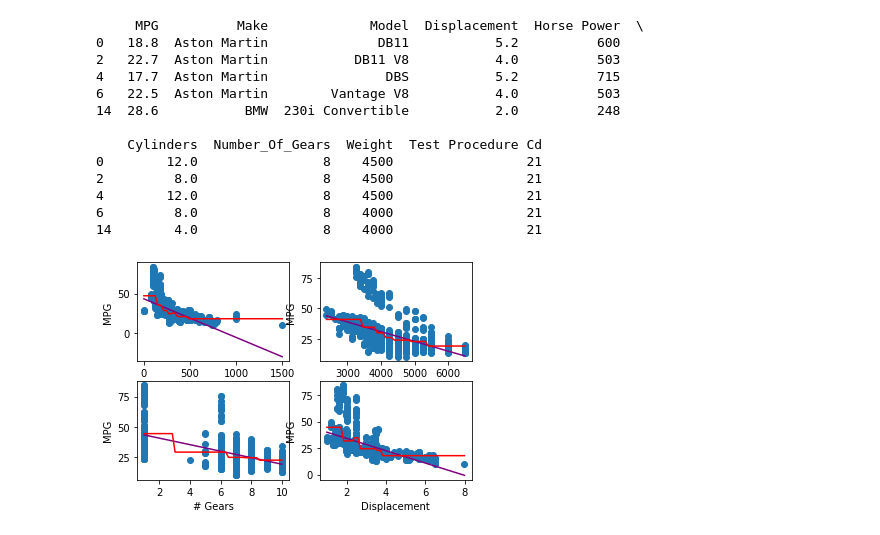
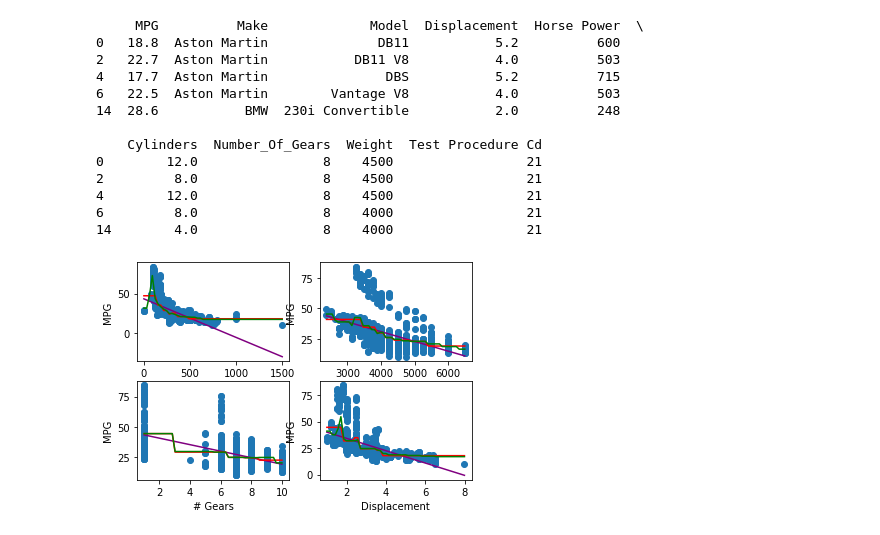
Before and after one commit to skaiphd/python-deep-learning, a Jupyter notebook: linear regressor mpg and horse power.ipynb, the cells around one changed output. Drawn from its saved outputs; the diff is of its cells as text; code cells hidden in the pictures.

```diff
--- a/linear regressor mpg and horse power.ipynb
+++ b/linear regressor mpg and horse power.ipynb
@@ -24,12 +26,16 @@ df=pd.read_csv("https://raw.githubusercontent.com/dnishimoto/python-deep-learnin
 df=df[df["Test Procedure Cd"]==21]
 print(df.head(5))
 
-dt=DecisionTreeRegressor(max_depth=8,
+dt=DecisionTreeRegressor(max_depth=4,
 	min_samples_leaf=0.1,  #each leaf must contain 10% of the training data
 	random_state=3)
 
 reg=LinearRegression()
+SEED=1
 
+gbt=GradientBoostingRegressor(n_estimators=300, max_depth=1, random_state=SEED)
+
+#######Horse Power
 X_horsePower=np.array(df["Horse Power"]).reshape(-1,1)
 y_mpg=np.array(df["MPG"])
 
@@ -43,58 +49,69 @@ ax[0,0].set_ylabel('MPG')
 X_train, X_test,y_train,y_test=train_test_split(X_horsePower,y_mpg,test_size=0.2,random_state=42)
 regression.fit(X_train,y_train)
 dt.fit(X_train, y_train)
+gbt.fit(X_train,y_train)
+
+#######Weight
 #y_prediction=regression.predict(X_test)
 ax[0,0].plot(prediction_space, regression.predict(prediction_space), c="Purple")
 ax[0,0].plot(prediction_space, dt.predict(prediction_space), c="Red")
+ax[0,0].plot(prediction_space, gbt.predict(prediction_space), c="Green")
 
 X_weight=np.array(df["Weight"]).reshape(-1,1)
 prediction_space=np.linspace(min(X_weight),max(X_weight)).reshape(-1,1)
 X_train, X_test,y_train,y_test=train_test_split(X_weight,y_mpg,test_size=0.2,random_state=42)
 regression.fit(X_train,y_train)
 dt.fit(X_train, y_train)
+gbt.fit(X_train,y_train)
 ax[0,1].scatter(pd.Series(df["Weight"]),y_mpg)
 ax[0,1].set_xlabel('Weight')
 ax[0,1].set_ylabel('MPG')
 ax[0,1].plot(prediction_space, regression.predict(prediction_space), c="Purple")
 ax[0,1].plot(prediction_space, dt.predict(prediction_space), c="Red")
+ax[0,1].plot(prediction_space, gbt.predict(prediction_space), c="Green")
 
+#######Number of Gears
 X_gears=np.array(df["Number_Of_Gears"]).reshape(-1,1)
 prediction_space=np.linspace(min(X_gears),max(X_gears)).reshape(-1,1)
 X_train, X_test,y_train,y_test=train_test_split(X_gears,y_mpg,test_size=0.2,random_state=42)
 regression.fit(X_train,y_train)
 dt.fit(X_train, y_train)
+gbt.fit(X_train,y_train)
 
 ax[1,0].scatter(pd.Series(df["Number_Of_Gears"]),y_mpg)
 ax[1,0].set_xlabel('# Gears')
 ax[1,0].set_ylabel('MPG')
 ax[1,0].plot(prediction_space, regression.predict(prediction_space), c="Purple")
 ax[1,0].plot(prediction_space, dt.predict(prediction_space), c="Red")
+ax[1,0].plot(prediction_space, gbt.predict(prediction_space), c="Green")
 
 X_displacement=np.array(df["Displacement"]).reshape(-1,1)
 prediction_space=np.linspace(min(X_gears),max(X_displacement)).reshape(-1,1)
 X_train, X_test,y_train,y_test=train_test_split(X_displacement,y_mpg,test_size=0.2,random_state=42)
 regression.fit(X_train,y_train)
 dt.fit(X_train, y_train)
-
+gbt.fit(X_train,y_train)
+#######Displacement
 ax[1,1].scatter(pd.Series(df["Displacement"]),y_mpg)
 ax[1,1].set_xlabel('Displacement')
 ax[1,1].set_ylabel('MPG')
 ax[1,1].plot(prediction_space, regression.predict(prediction_space), c="Purple")
 ax[1,1].plot(prediction_space, dt.predict(prediction_space), c="Red")
+ax[1,1].plot(prediction_space, gbt.predict(prediction_space), c="Green")
 
 plt.show()
 # %% [output]
      MPG          Make             Model  Displacement  Horse Power  \
 0   18.8  Aston Martin              DB11           5.2          600
 2   22.7  Aston Martin           DB11 V8           4.0          503
 4   17.7  Aston Martin               DBS           5.2          715
 6   22.5  Aston Martin        Vantage V8           4.0          503
 14  28.6           BMW  230i Convertible           2.0          248
 
     Cylinders  Number_Of_Gears  Weight  Test Procedure Cd
 0        12.0                8    4500                 21
 2         8.0                8    4500                 21
 4        12.0                8    4500                 21
 6         8.0                8    4000                 21
 14        4.0                8    4000                 21
-[figure, old version]
+[figure, new version]
```
Also changed, not shown: parts of 2 cells of this notebook, 10 other files.
